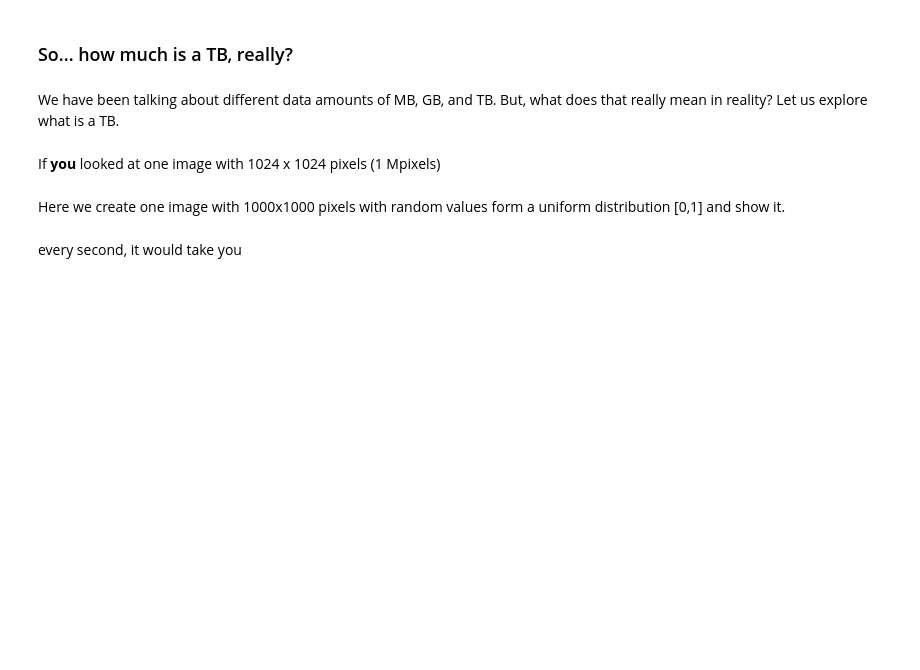
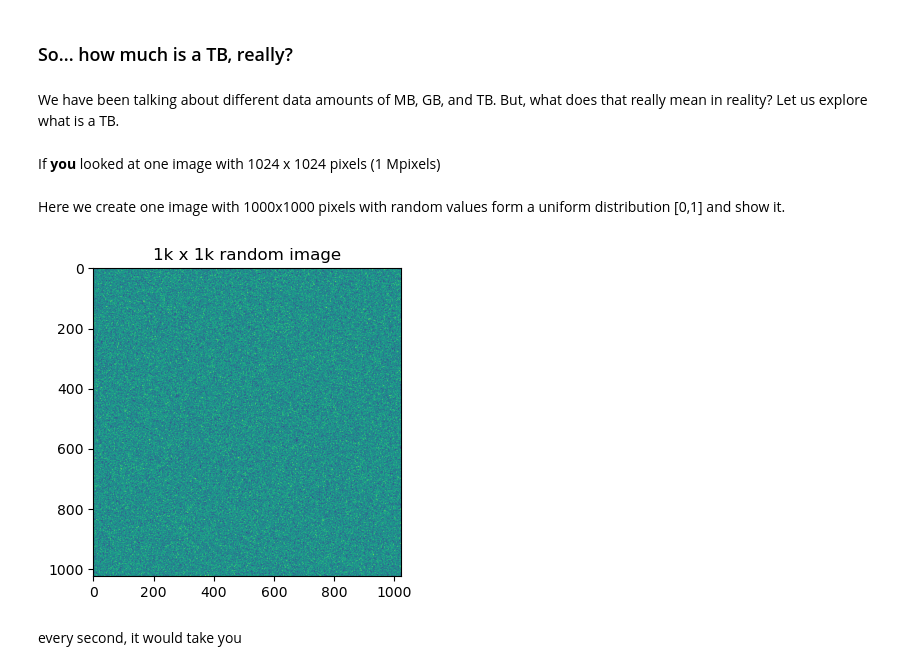
Before and after one commit to ImagingLectures/Quantitative-Big-Imaging-2024, a Jupyter notebook: Lectures/Lecture-01/01-Introduction.ipynb, the cells around one changed output. Saved outputs shown, nothing was run; the diff lists cells and outputs as text; code cells hidden in the pictures; blank space fills up the shorter version.

```diff
--- a/Lectures/Lecture-01/01-Introduction.ipynb
+++ b/Lectures/Lecture-01/01-Introduction.ipynb
@@ -345,12 +347,14 @@ Here we create one image with 1000x1000 pixels with random values form a uniform
 # %%
 %matplotlib inline
 import matplotlib.pyplot as plt
 import numpy as np
 
-plt.figure(figsize=(8,8))
+plt.figure(figsize=(4,4))
 plt.imshow(np.random.uniform(size = (1024, 1024)),
            cmap = 'viridis');
 plt.title('1k x 1k random image');
+# %% [output]
+[figure, added]
 # %% [markdown]
 every second, it would take you
 # %%
```
Also changed, not shown: parts of 44 cells of this notebook, 3 other files.
